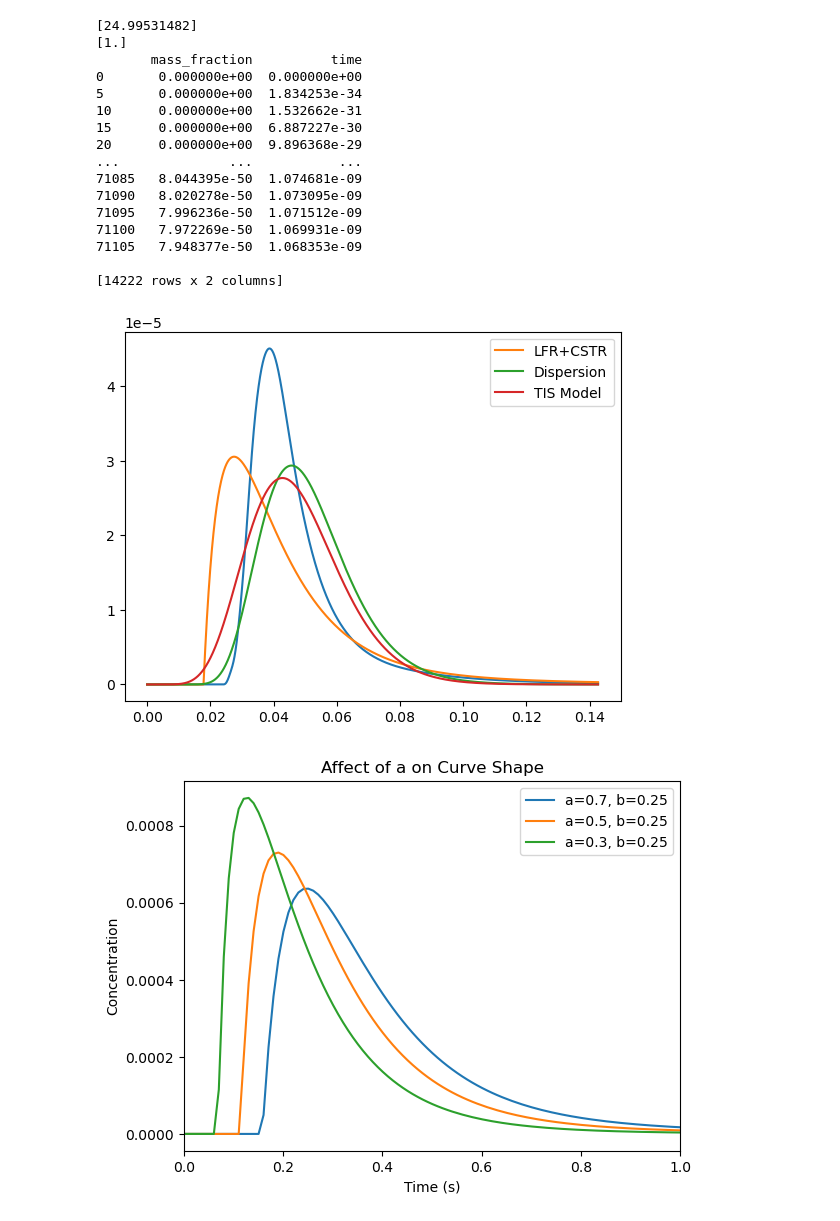
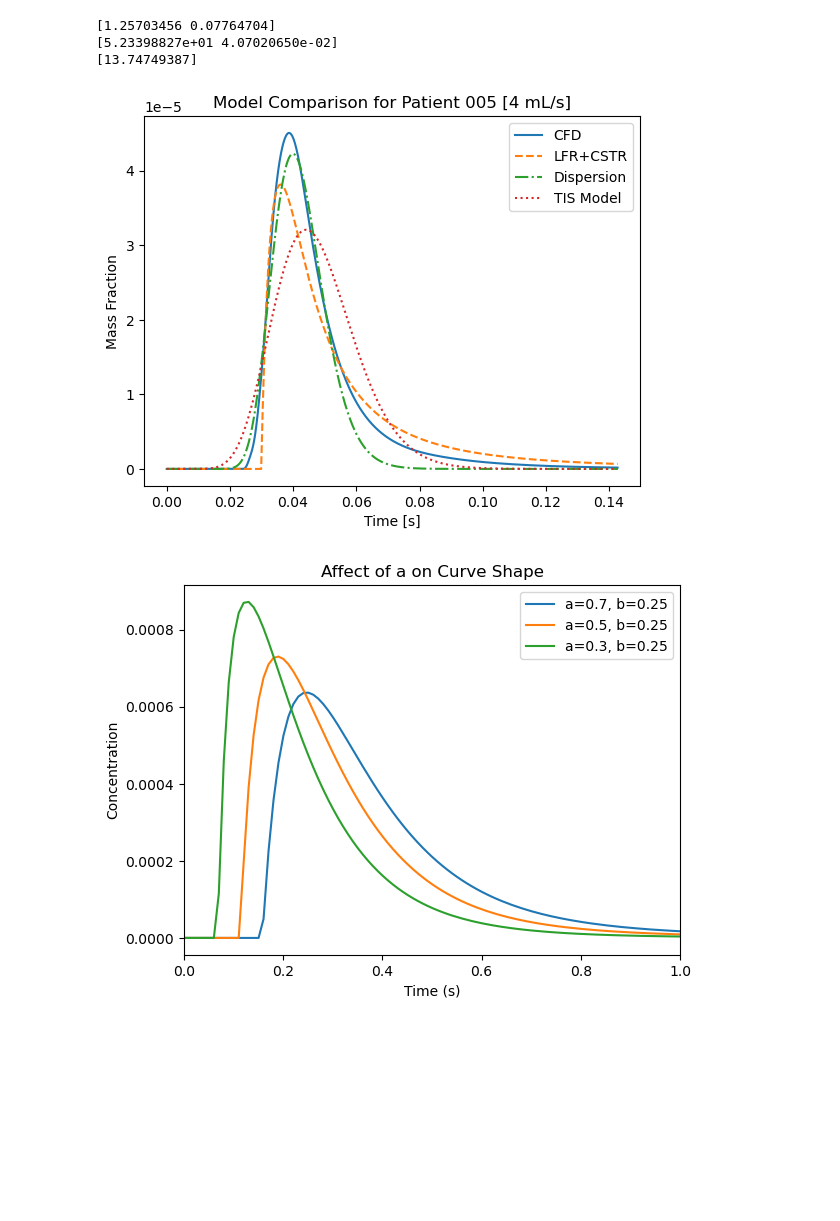
Before and after one commit to matmulmiller/TRANSONIC, a Jupyter notebook: notebooks/manual_manipulation.ipynb, the cells around one changed output. Saved outputs shown, nothing was run; the diff lists cells and outputs as text; code cells hidden in the pictures; blank space fills up the shorter version.

```diff
--- a/notebooks/manual_manipulation.ipynb
+++ b/notebooks/manual_manipulation.ipynb
@@ -52,7 +52,6 @@ class SINGLE_DISPERSION(Model):
         Returns:
         - np.array that gives concentration predictions for each time stamp
         """
-        tau = self.tau
         term_1 = 1 / 2 / np.sqrt(np.pi*(t/tau)/Pe)
         term_2 = np.exp(-1 * (1-(t/tau))**2 * Pe / 4 / (t/tau))
         return np.where(t==0, 0, self.C0 * term_1 * term_2)
@@ -156,54 +155,46 @@ c6 = model.outlet_concentration(t, *param_dict['Set6'])
 # %%
 import math
 def TIS(xdata, n):
-    n = int(n)
     tau = 0.047565295
     numerator = xdata**(n-1)
-    denominator = math.factorial(n-1)*(tau/n)**n
+    denominator = math.gamma(n)*(tau/n)**n
     N0 = 1e-6 * (1045 * 4*10**-6)
     return N0*(numerator/denominator)*np.exp(-xdata / (tau/n)) / (1045*4.0e-6)
 # %%
 from scipy.optimize import curve_fit
+
 pat_model = LFR_DZ_CSTR(1e-6, 0.047565295)
 SD = SINGLE_DISPERSION(1e-6, 0.047565295)
 
-knobs = [0.75, 0.25]
+patient_005 = pd.read_csv("data/C_curves/sim6.csv", header=0, index_col=0)
+X = patient_005.time
+Y = patient_005.mass_fraction
 
+knobs = [1.36, 0.05]
+pat_params, _ = curve_fit(pat_model.function, X, Y, bounds=((0, 0), (np.inf, np.inf)))
+print(pat_params)
 
-
-patient_005 = pd.read_csv("data/C_curves/sim6.csv", header=0, index_col=0)
-predicted = pat_model.outlet_concentration(patient_005.time, *knobs)
-SD.scipy_curve_fit(patient_005.time.to_numpy(), patient_005.mass_fraction.to_numpy(), bounds=((0), (np.inf)))
+SD.scipy_curve_fit(X.to_numpy(), Y.to_numpy(), bounds=((0, 0), (np.inf, np.inf)))
 print(SD.params)
-n, _ = curve_fit(TIS, patient_005.time, patient_005.mass_fraction)
+n, _ = curve_fit(TIS, X, Y, bounds=(0, np.inf))
 print(n)
 
 
 plt.figure()
-plt.plot(patient_005.time, patient_005.mass_fraction)
-plt.plot(patient_005.time, predicted, label='LFR+CSTR')
-plt.plot(patient_005.time, SD.predict(patient_005.time), label='Dispersion')
-plt.plot(patient_005.time, TIS(patient_005.time, n=10), label='TIS Model')
+plt.plot(X, Y, label='CFD')
+plt.plot(X, pat_model.function(X, *pat_params), '--', label='LFR+CSTR')
+plt.plot(X, SD.predict(X), '-.', label='Dispersion')
+plt.plot(X, TIS(X, n), ':', label='TIS Model')
+plt.ylabel('Mass Fraction')
+plt.xlabel('Time [s]')
+plt.title('Model Comparison for Patient 005 [4 mL/s]')
 plt.legend()
 plt.show()
 # %% [output]
-[24.99531482]
-[1.]
-       mass_fraction          time
-0       0.000000e+00  0.000000e+00
-5       0.000000e+00  1.834253e-34
-10      0.000000e+00  1.532662e-31
-15      0.000000e+00  6.887227e-30
-20      0.000000e+00  9.896368e-29
-...              ...           ...
-71085   8.044395e-50  1.074681e-09
-71090   8.020278e-50  1.073095e-09
-71095   7.996236e-50  1.071512e-09
-71100   7.972269e-50  1.069931e-09
-71105   7.948377e-50  1.068353e-09
-
-[14222 rows x 2 columns]
+[1.25703456 0.07764704]
+[5.23398827e+01 4.07020650e-02]
+[13.74749387]
-[figure, old version]
+[figure, new version]
 # %%
 fig, ax = plt.subplots()
 ax.plot(t, c1, label=f"a={param_dict['Set1'][0]}, b={param_dict['Set1'][1]}")
```
Also changed, not shown: 1 other file.
